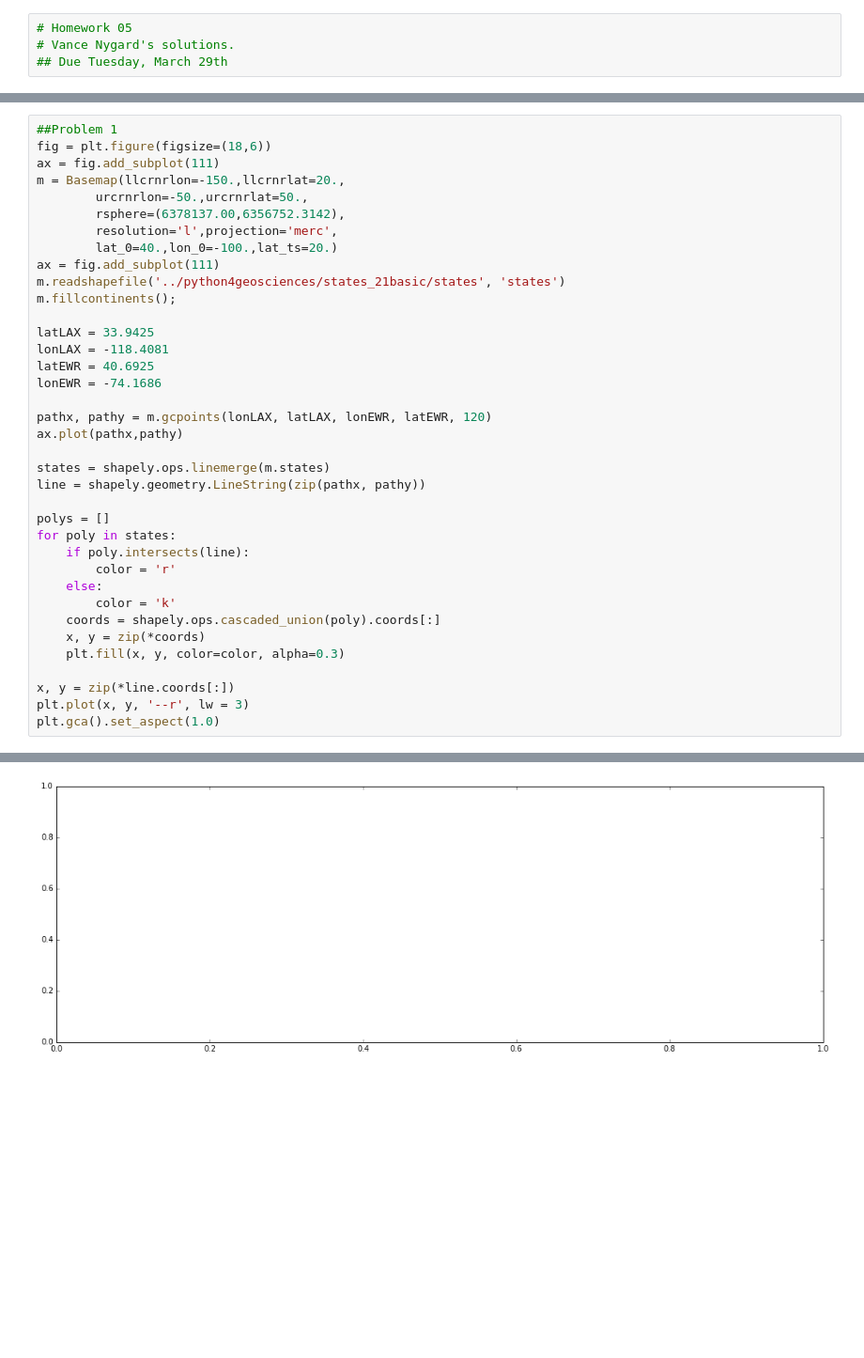
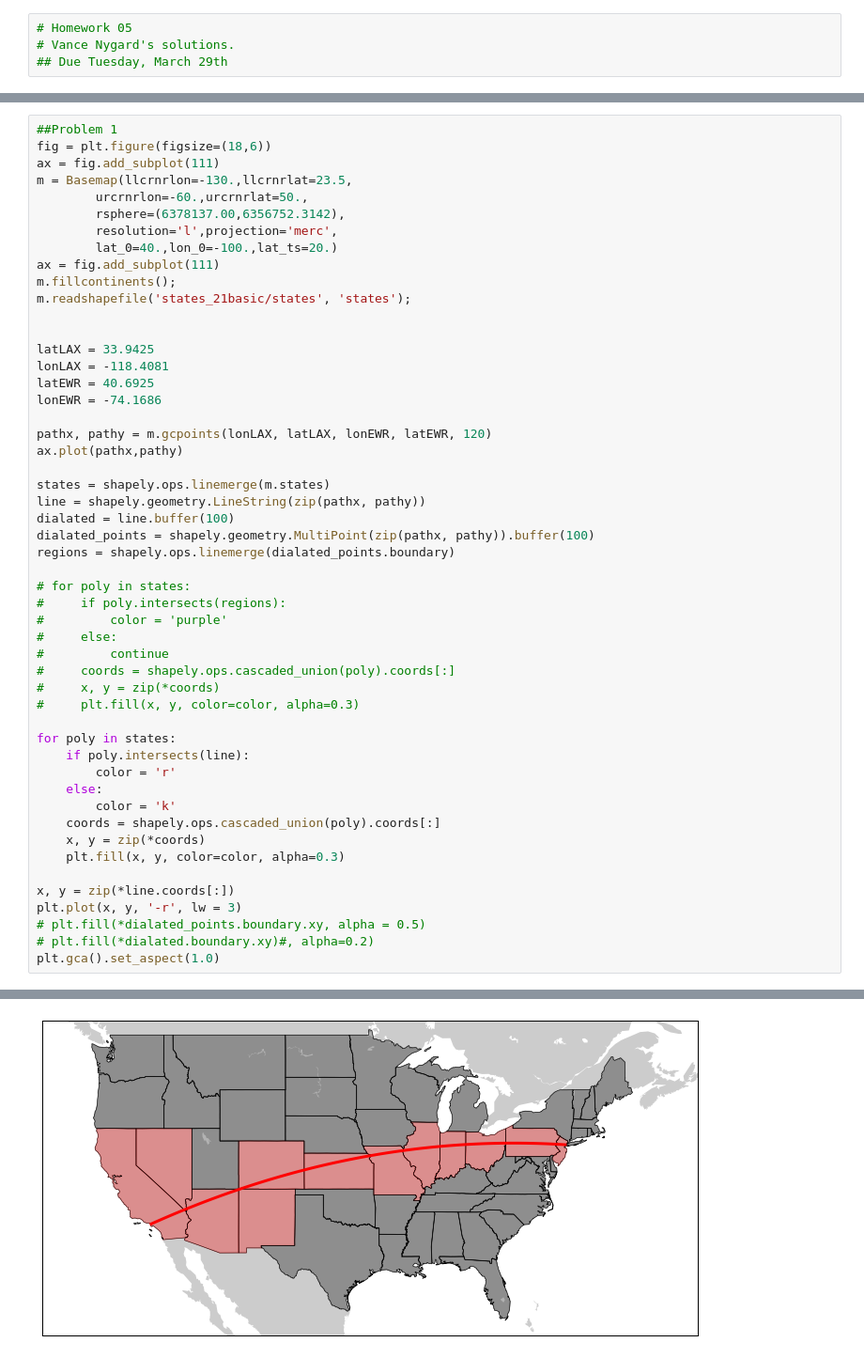
Before and after one commit to vnygard/python4geosciences-hw, a Jupyter notebook: hw05-solution-nygard.ipynb, the cells around one changed output, grey strips where cells are left out. Shown: that part at 94% size. Saved outputs shown, nothing was run; the diff lists cells and outputs as text; blank space fills up the shorter version.

```diff
--- a/hw05-solution-nygard.ipynb
+++ b/hw05-solution-nygard.ipynb
@@ -16,14 +18,15 @@ from mpl_toolkits.basemap import Basemap
 ##Problem 1
 fig = plt.figure(figsize=(18,6))
 ax = fig.add_subplot(111)
-m = Basemap(llcrnrlon=-150.,llcrnrlat=20.,
-        urcrnrlon=-50.,urcrnrlat=50.,
+m = Basemap(llcrnrlon=-130.,llcrnrlat=23.5,
+        urcrnrlon=-60.,urcrnrlat=50.,
         rsphere=(6378137.00,6356752.3142),
         resolution='l',projection='merc',
         lat_0=40.,lon_0=-100.,lat_ts=20.)
 ax = fig.add_subplot(111)
-m.readshapefile('../python4geosciences/states_21basic/states', 'states')
 m.fillcontinents();
+m.readshapefile('states_21basic/states', 'states');
+
 
 latLAX = 33.9425
 lonLAX = -118.4081
@@ -35,8 +38,19 @@ ax.plot(pathx,pathy)
 
 states = shapely.ops.linemerge(m.states)
 line = shapely.geometry.LineString(zip(pathx, pathy))
+dialated = line.buffer(100)
+dialated_points = shapely.geometry.MultiPoint(zip(pathx, pathy)).buffer(100)
+regions = shapely.ops.linemerge(dialated_points.boundary)
 
-polys = []
+# for poly in states:
+#     if poly.intersects(regions):
+#         color = 'purple'
+#     else:
+#         continue
+#     coords = shapely.ops.cascaded_union(poly).coords[:]
+#     x, y = zip(*coords)
+#     plt.fill(x, y, color=color, alpha=0.3)
+
 for poly in states:
     if poly.intersects(line):
         color = 'r'
@@ -47,6 +61,8 @@ for poly in states:
     plt.fill(x, y, color=color, alpha=0.3)
 
 x, y = zip(*line.coords[:])
-plt.plot(x, y, '--r', lw = 3)
+plt.plot(x, y, '-r', lw = 3)
+# plt.fill(*dialated_points.boundary.xy, alpha = 0.5)
+# plt.fill(*dialated.boundary.xy)#, alpha=0.2)
 plt.gca().set_aspect(1.0)
 # %% [output]
@@ -54,4 +69,4 @@ ImportError: No module named shapefile
-[figure, old version]
+[figure, new version]
 # %%
 ##Problem 2
 arr = np.array([[ 0.77354201,  0.34072038],
```
Also changed, not shown: parts of 16 cells of this notebook.
